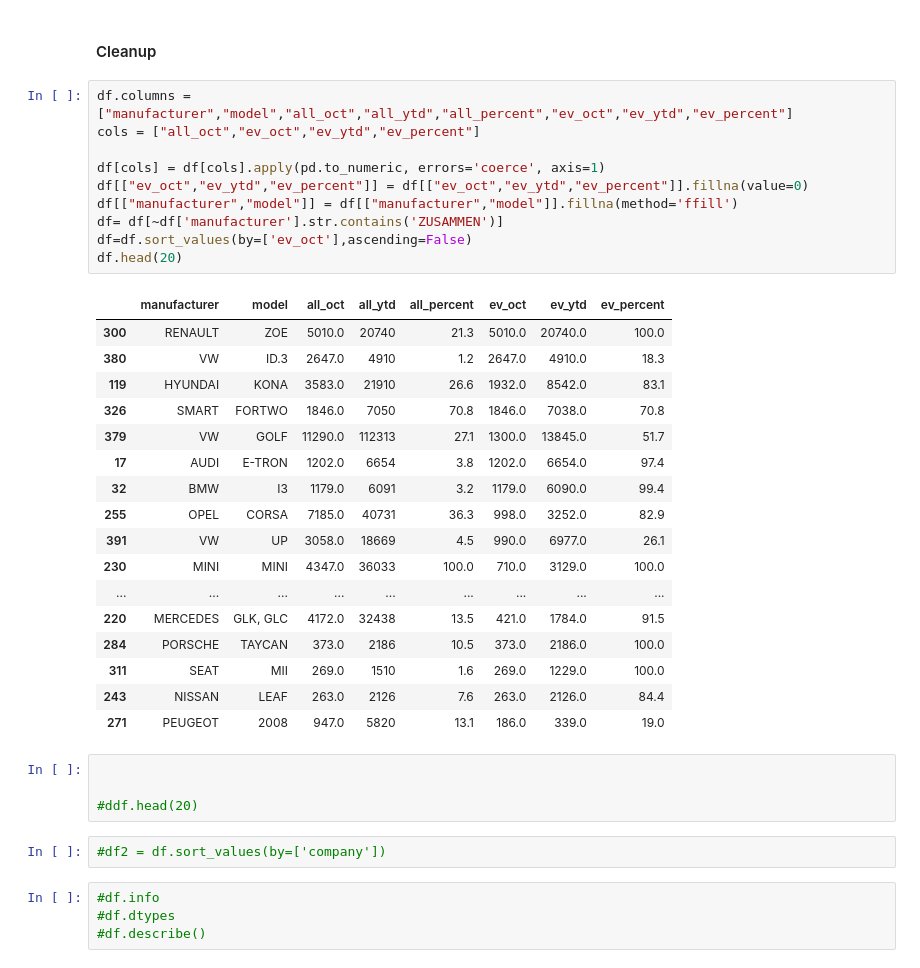
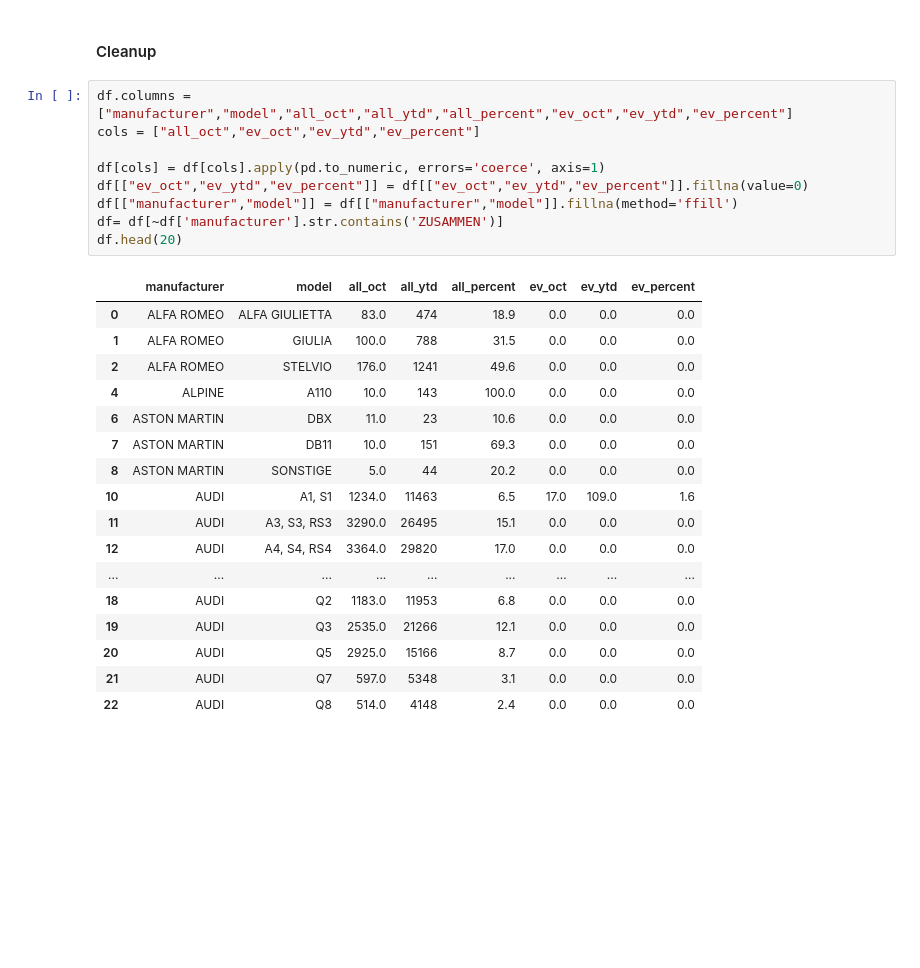
Before and after one commit to whereIsMyDipp/notebook-misc, a Jupyter notebook: kba.ipynb, the cells around one changed output. Drawn from its saved outputs; the diff is of its cells as text; blank space fills up the shorter version.

```diff
--- a/kba.ipynb
+++ b/kba.ipynb
@@ -33,38 +33,27 @@ df.head(10)
 # %%
 df.columns = ["manufacturer","model","all_oct","all_ytd","all_percent","ev_oct","ev_ytd","ev_percent"]
 cols = ["all_oct","ev_oct","ev_ytd","ev_percent"]
 
 df[cols] = df[cols].apply(pd.to_numeric, errors='coerce', axis=1)
 df[["ev_oct","ev_ytd","ev_percent"]] = df[["ev_oct","ev_ytd","ev_percent"]].fillna(value=0)
 df[["manufacturer","model"]] = df[["manufacturer","model"]].fillna(method='ffill')
 df= df[~df['manufacturer'].str.contains('ZUSAMMEN')]
-df=df.sort_values(by=['ev_oct'],ascending=False)
 df.head(20)
 # %% [output]
 |  | manufacturer | model | all_oct | all_ytd | all_percent | ev_oct | ev_ytd | ev_percent |
-| 300 | RENAULT | ZOE | 5010.0 | 20740 | 21.3 | 5010.0 | 20740.0 | 100.0 |
-| 380 | VW | ID.3 | 2647.0 | 4910 | 1.2 | 2647.0 | 4910.0 | 18.3 |
-| 119 | HYUNDAI | KONA | 3583.0 | 21910 | 26.6 | 1932.0 | 8542.0 | 83.1 |
-| 326 | SMART | FORTWO | 1846.0 | 7050 | 70.8 | 1846.0 | 7038.0 | 70.8 |
-| 379 | VW | GOLF | 11290.0 | 112313 | 27.1 | 1300.0 | 13845.0 | 51.7 |
-| 17 | AUDI | E-TRON | 1202.0 | 6654 | 3.8 | 1202.0 | 6654.0 | 97.4 |
-| 32 | BMW | I3 | 1179.0 | 6091 | 3.2 | 1179.0 | 6090.0 | 99.4 |
-| 255 | OPEL | CORSA | 7185.0 | 40731 | 36.3 | 998.0 | 3252.0 | 82.9 |
-| 391 | VW | UP | 3058.0 | 18669 | 4.5 | 990.0 | 6977.0 | 26.1 |
-| 230 | MINI | MINI | 4347.0 | 36033 | 100.0 | 710.0 | 3129.0 | 100.0 |
+| 0 | ALFA ROMEO | ALFA GIULIETTA | 83.0 | 474 | 18.9 | 0.0 | 0.0 | 0.0 |
+| 1 | ALFA ROMEO | GIULIA | 100.0 | 788 | 31.5 | 0.0 | 0.0 | 0.0 |
+| 2 | ALFA ROMEO | STELVIO | 176.0 | 1241 | 49.6 | 0.0 | 0.0 | 0.0 |
+| 4 | ALPINE | A110 | 10.0 | 143 | 100.0 | 0.0 | 0.0 | 0.0 |
+| 6 | ASTON MARTIN | DBX | 11.0 | 23 | 10.6 | 0.0 | 0.0 | 0.0 |
+| 7 | ASTON MARTIN | DB11 | 10.0 | 151 | 69.3 | 0.0 | 0.0 | 0.0 |
+| 8 | ASTON MARTIN | SONSTIGE | 5.0 | 44 | 20.2 | 0.0 | 0.0 | 0.0 |
+| 10 | AUDI | A1, S1 | 1234.0 | 11463 | 6.5 | 17.0 | 109.0 | 1.6 |
+| 11 | AUDI | A3, S3, RS3 | 3290.0 | 26495 | 15.1 | 0.0 | 0.0 | 0.0 |
+| 12 | AUDI | A4, S4, RS4 | 3364.0 | 29820 | 17.0 | 0.0 | 0.0 | 0.0 |
 | ... | ... | ... | ... | ... | ... | ... | ... | ... |
-| 220 | MERCEDES | GLK, GLC | 4172.0 | 32438 | 13.5 | 421.0 | 1784.0 | 91.5 |
-| 284 | PORSCHE | TAYCAN | 373.0 | 2186 | 10.5 | 373.0 | 2186.0 | 100.0 |
-| 311 | SEAT | MII | 269.0 | 1510 | 1.6 | 269.0 | 1229.0 | 100.0 |
-| 243 | NISSAN | LEAF | 263.0 | 2126 | 7.6 | 263.0 | 2126.0 | 84.4 |
-| 271 | PEUGEOT | 2008 | 947.0 | 5820 | 13.1 | 186.0 | 339.0 | 19.0 |
+| 18 | AUDI | Q2 | 1183.0 | 11953 | 6.8 | 0.0 | 0.0 | 0.0 |
+| 19 | AUDI | Q3 | 2535.0 | 21266 | 12.1 | 0.0 | 0.0 | 0.0 |
+| 20 | AUDI | Q5 | 2925.0 | 15166 | 8.7 | 0.0 | 0.0 | 0.0 |
+| 21 | AUDI | Q7 | 597.0 | 5348 | 3.1 | 0.0 | 0.0 | 0.0 |
+| 22 | AUDI | Q8 | 514.0 | 4148 | 2.4 | 0.0 | 0.0 | 0.0 |
-# %%
-
-
-#ddf.head(20)
-# %%
-#df2 = df.sort_values(by=['company'])
-# %%
-#df.info
-#df.dtypes
-#df.describe()
```
Also changed, not shown: parts of 4 cells of this notebook.
